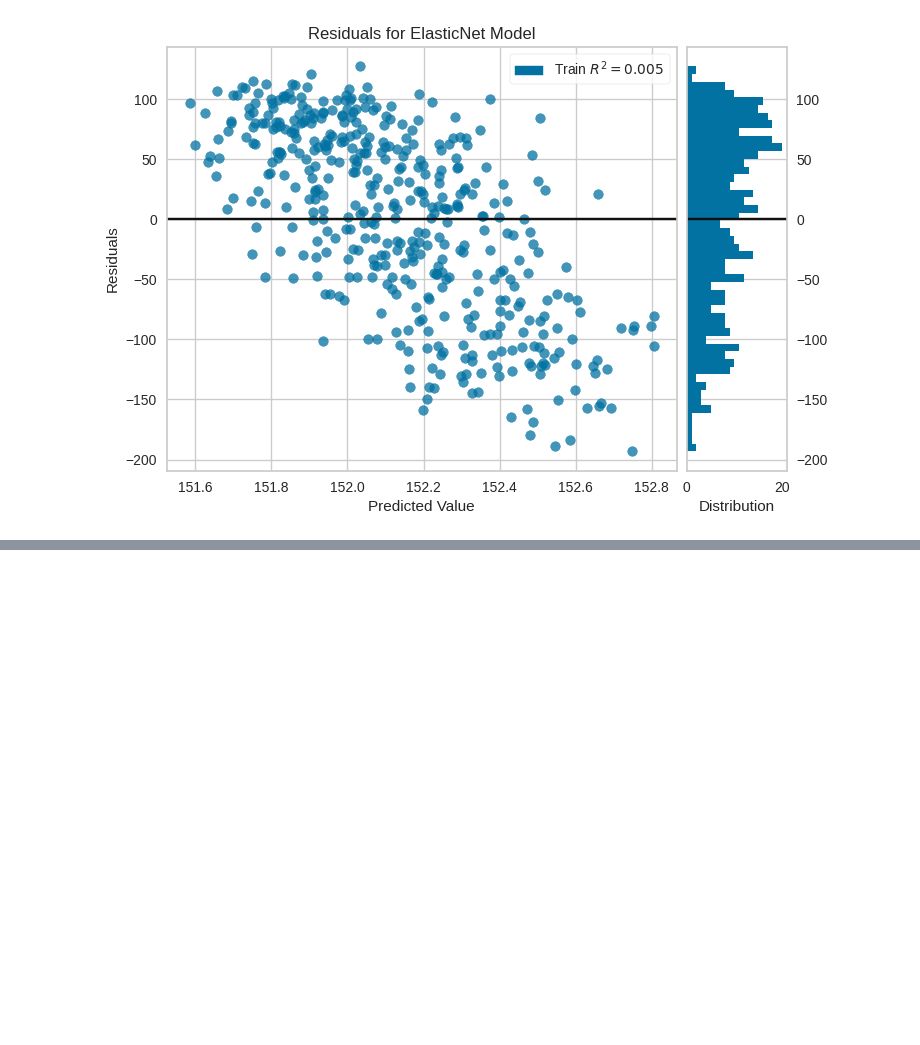
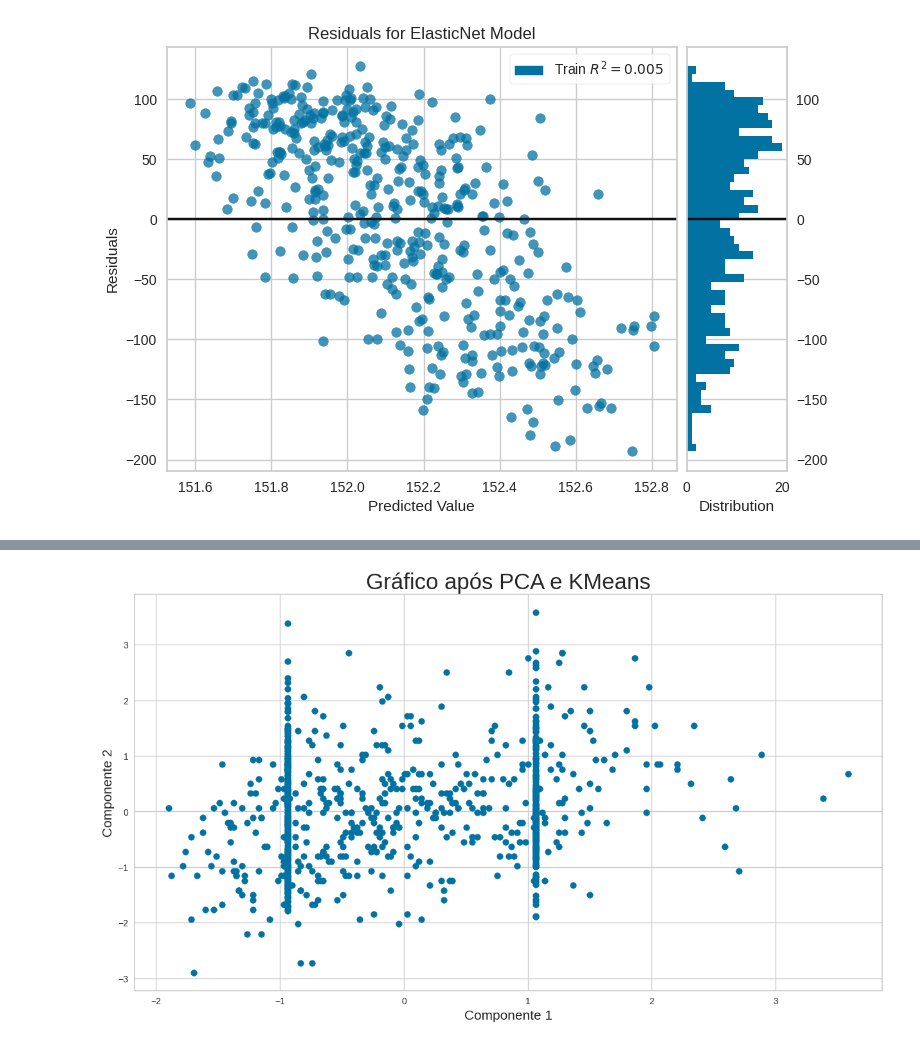
Before and after one commit to cantaruttim/Diabetes, a Jupyter notebook: Diabetes.ipynb, the cells around one changed output, grey strips where cells are left out. Cells and saved outputs as stored; diff of their text form; code cells hidden in the pictures; blank space fills up the shorter version.

```diff
--- a/Diabetes.ipynb
+++ b/Diabetes.ipynb
@@ -294,0 +265,3 @@ visualizador.poof() ;
+# %%
+X = dataset.iloc[:, 0:4].values
+X
@@ -294,0 +276,3 @@ visualizador.poof() ;
+# %%
+pca = PCA(n_components=2)
+pca.fit(X)
@@ -294,0 +281,5 @@ visualizador.poof() ;
+# %%
+dados_normalizados = StandardScaler()
+dataset_normalizado = dados_normalizados.fit_transform(X)
+
+dataset_normalizado
@@ -294,0 +294,3 @@ visualizador.poof() ;
+# %%
+kmeans_normalizados = KMeans(n_clusters=4, algorithm="elkan")
+kmeans_normalizados.fit(dataset_normalizado)
@@ -294,0 +300,12 @@ visualizador.poof() ;
+# %%
+plt.figure(figsize=(15,8))
+
+plt.scatter(x = dataset_normalizado[:,1:3], y = dataset_normalizado[:, 2:4])
+plt.title("Gráfico após PCA e KMeans", fontsize = 25)
+plt.xlabel("Componente 1", fontsize = 15)
+plt.ylabel("Componente 2", fontsize = 15)
+
+plt.grid(True)
+plt.show()
+# %% [output]
+[figure, added]
```
Also changed, not shown: parts of 19 cells of this notebook.
